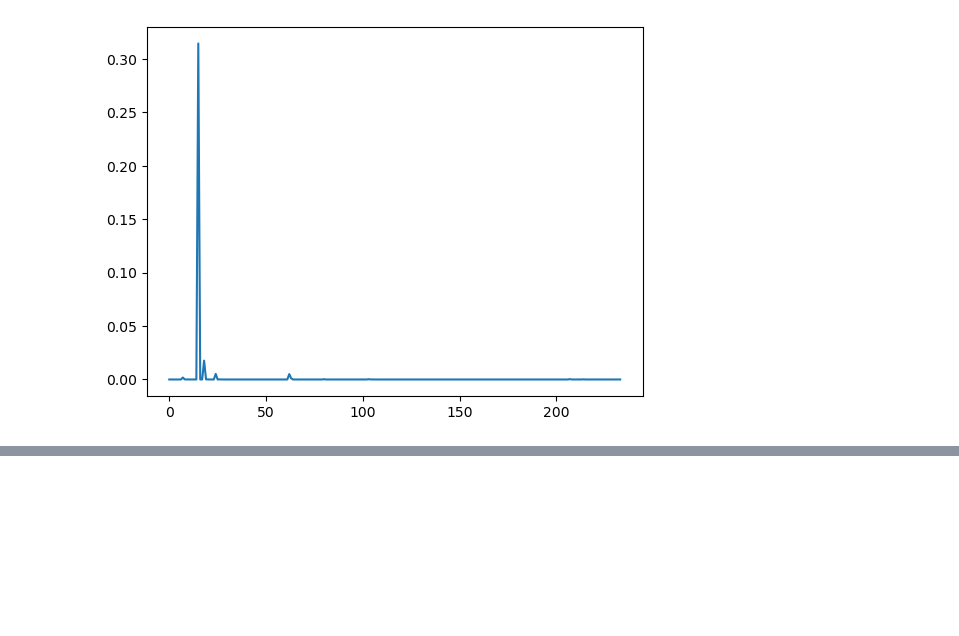
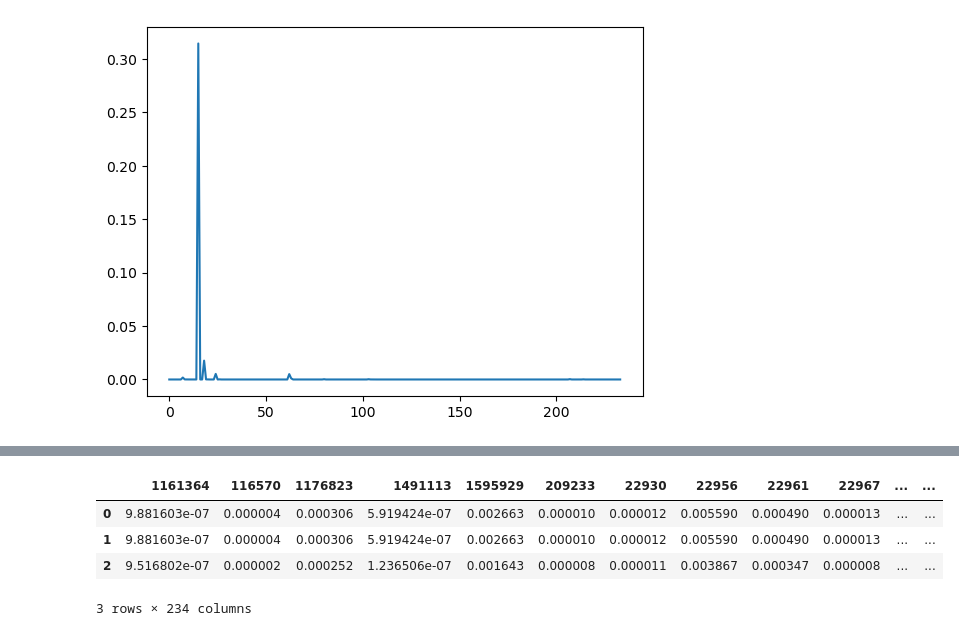
Before and after one commit to GalloElizalde/bird-audio-classifier, a Jupyter notebook: src/pruebas.ipynb, the cells around one changed output, grey strips where cells are left out. Drawn from its saved outputs; the diff is of its cells as text; code cells hidden in the pictures; blank space fills up the shorter version.

```diff
--- a/src/pruebas.ipynb
+++ b/src/pruebas.ipynb
@@ -258,0 +413,17 @@ plt.plot(target)
+# %%
+n = 3
+row_ids = predictions["row_id"].unique()
+pred_topn_method = predictions.copy()
+pred_mean_method = predictions.copy()
+for name in row_ids[:1]:
+    predictions_per_audio = predictions[predictions["row_id"] == name]
+    predictions_per_audio = predictions_per_audio.iloc[:,3:].astype(np.float32)
+
+predictions_per_audio
+preds = predictions_per_audio.iloc[:,3:].astype(np.float32)
+# %% [output]
+|  | 1161364 | 116570 | 1176823 | 1491113 | 1595929 | 209233 | 22930 | 22956 | 22961 | 22967 | ... | ... |
+| 0 | 9.881603e-07 | 0.000004 | 0.000306 | 5.919424e-07 | 0.002663 | 0.000010 | 0.000012 | 0.005590 | 0.000490 | 0.000013 | ... | ... |
+| 1 | 9.881603e-07 | 0.000004 | 0.000306 | 5.919424e-07 | 0.002663 | 0.000010 | 0.000012 | 0.005590 | 0.000490 | 0.000013 | ... | ... |
+| 2 | 9.516802e-07 | 0.000002 | 0.000252 | 1.236506e-07 | 0.001643 | 0.000008 | 0.000011 | 0.003867 | 0.000347 | 0.000008 | ... | ... |
+3 rows × 234 columns
```
Also changed, not shown: parts of 4 cells of this notebook, 8 other files.
